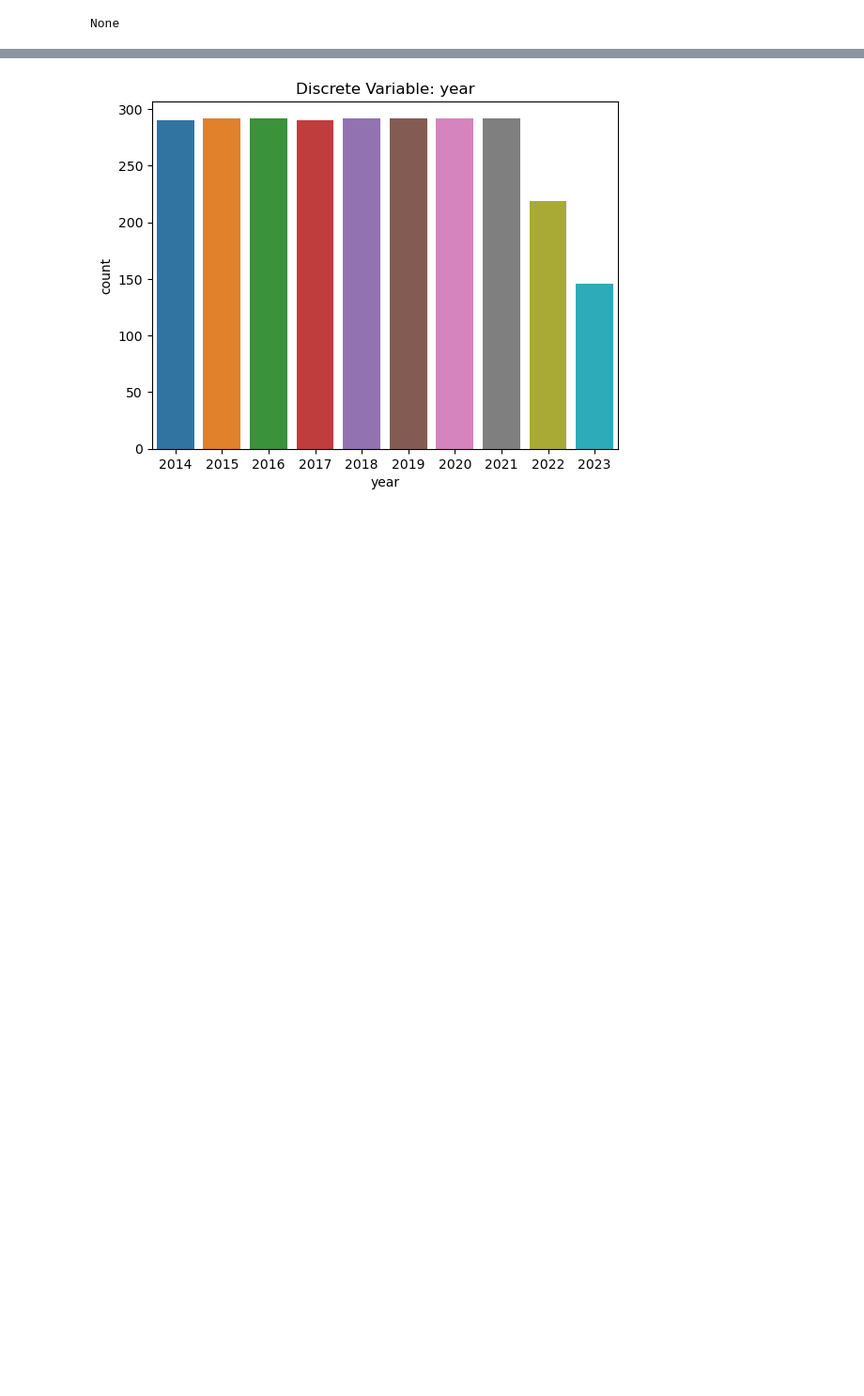
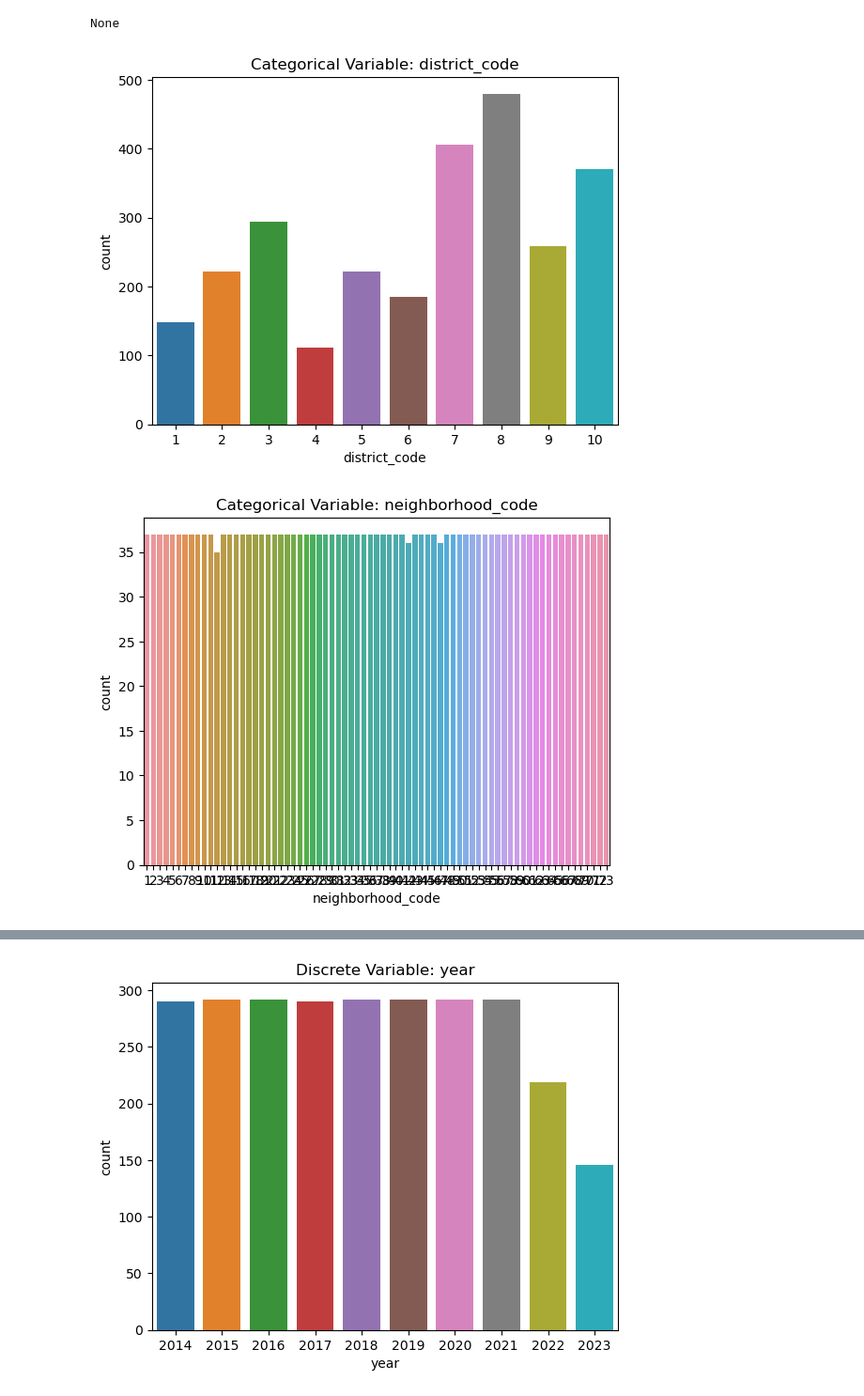
Before and after one commit to laiagomezmessia/RentalPricesBCN_MidProject, a Jupyter notebook: MidProject.ipynb, the cells around one changed output, grey strips where cells are left out. Shown: that part at 94% size. Saved outputs shown, nothing was run; the diff lists cells and outputs as text; code cells hidden in the pictures; blank space fills up the shorter version.

Commit message:
Finish cleaning the data and dealing with null values, EDA (Exploratory Data Analysis), processing data, saving data connecting with SQL, and modeling with validations

```diff
--- a/MidProject.ipynb
+++ b/MidProject.ipynb
@@ -855,5 +1110,5 @@ display(continuous_df)
 # %%
-cat_df = df[['district_code', 'neighborhood_code', 'year' ]]
+cat_df = df[['district_code', 'neighborhood_code']]
 cat_df.nunique()
 # %% [output]
 district_code        10
@@ -908,6 +1165,18 @@ Data columns (total 7 columns):
 dtypes: float64(2), int64(5)
 memory usage: 168.6 KB
 None
+# %%
+def plot_categorical(dataframe):
+
+    for column in cat_df.columns:
+        sns.countplot(data=cat_df, x=column)
+        plt.title(f'Categorical Variable: {column}')
+        plt.show()
+
+plot_categorical(cat_df)
+# %% [output]
+[figure, added]
+[figure, added]
 # %%
 num_df.describe().T
 # %% [output]
```
Also changed, not shown: parts of 137 cells of this notebook, 1 other file.
